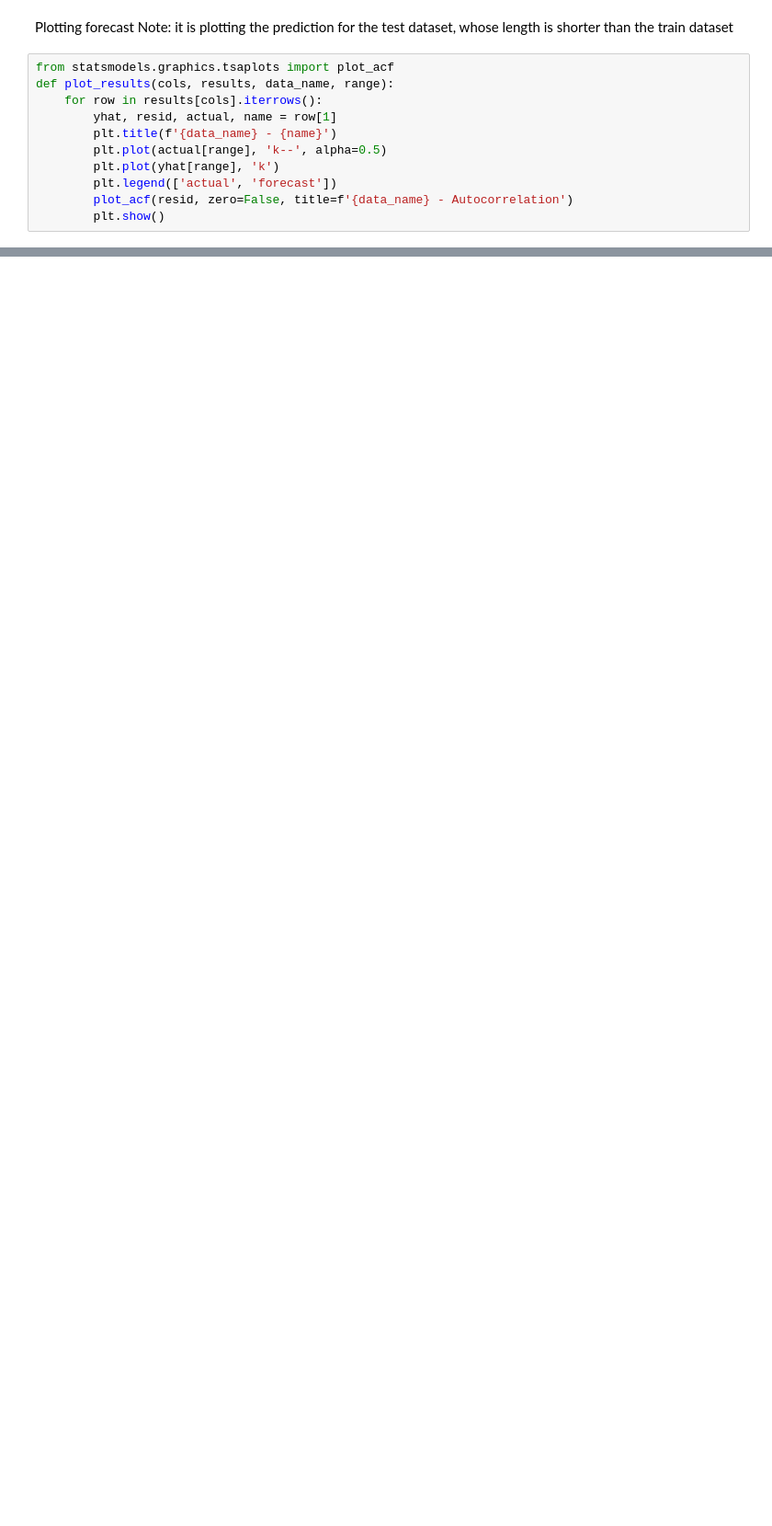
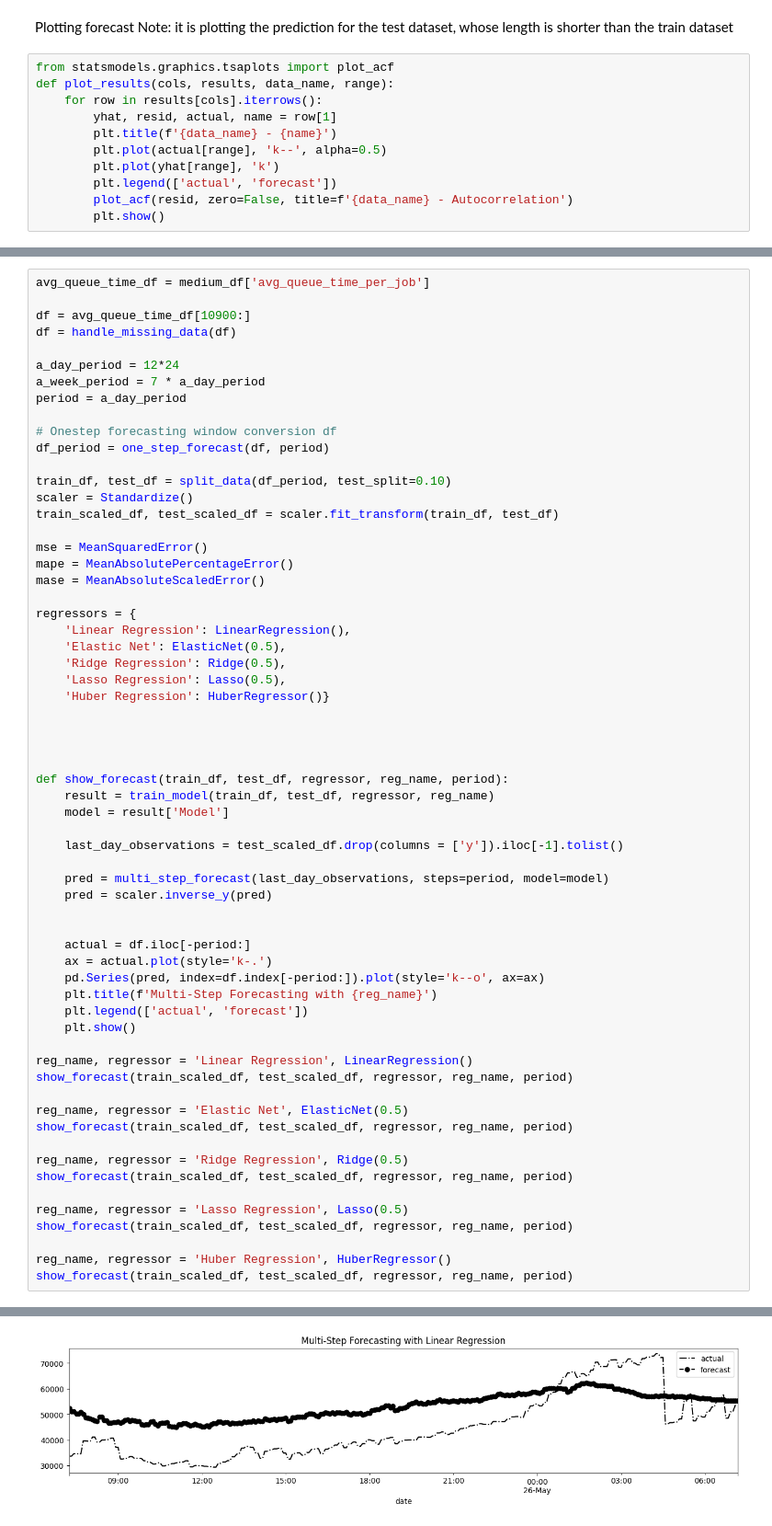
Before and after one commit to ari-apc-lab/croupier, a Jupyter notebook: forecast/forecasting/forecasting_partitions_atwan.ipynb, the cells around one changed output, grey strips where cells are left out. Shown at 92% size. Cells and saved outputs as stored; diff of their text form; blank space fills up the shorter version.

```diff
--- a/forecast/forecasting/forecasting_partitions_atwan.ipynb
+++ b/forecast/forecasting/forecasting_partitions_atwan.ipynb
@@ -855,0 +1025,63 @@ plot_results(cols, one_step_results, 'Avg Queue Time per Job', _range)
+# %%
+avg_queue_time_df = medium_df['avg_queue_time_per_job']
+
+df = avg_queue_time_df[10900:]
+df = handle_missing_data(df)
+
+a_day_period = 12*24
+a_week_period = 7 * a_day_period
+period = a_day_period
+
+# Onestep forecasting window conversion df
+df_period = one_step_forecast(df, period)
+
+train_df, test_df = split_data(df_period, test_split=0.10)
+scaler = Standardize()
+train_scaled_df, test_scaled_df = scaler.fit_transform(train_df, test_df)
+
+mse = MeanSquaredError()
+mape = MeanAbsolutePercentageError()
+mase = MeanAbsoluteScaledError()
+
+regressors = {
+    'Linear Regression': LinearRegression(),
+    'Elastic Net': ElasticNet(0.5),
+    'Ridge Regression': Ridge(0.5),
+    'Lasso Regression': Lasso(0.5),
+    'Huber Regression': HuberRegressor()}
+
+
+
+
+def show_forecast(train_df, test_df, regressor, reg_name, period):
+    result = train_model(train_df, test_df, regressor, reg_name)
+    model = result['Model']
+
+    last_day_observations = test_scaled_df.drop(columns = ['y']).iloc[-1].tolist()
+
+    pred = multi_step_forecast(last_day_observations, steps=period, model=model)
+    pred = scaler.inverse_y(pred)
+
+
+    actual = df.iloc[-period:]
+    ax = actual.plot(style='k-.')
+    pd.Series(pred, index=df.index[-period:]).plot(style='k--o', ax=ax)
+    plt.title(f'Multi-Step Forecasting with {reg_name}')
+    plt.legend(['actual', 'forecast'])
+    plt.show()
+
+reg_name, regressor = 'Linear Regression', LinearRegression()
+show_forecast(train_scaled_df, test_scaled_df, regressor, reg_name, period)
+
+reg_name, regressor = 'Elastic Net', ElasticNet(0.5)
+show_forecast(train_scaled_df, test_scaled_df, regressor, reg_name, period)
+
+reg_name, regressor = 'Ridge Regression', Ridge(0.5)
+show_forecast(train_scaled_df, test_scaled_df, regressor, reg_name, period)
+
+reg_name, regressor = 'Lasso Regression', Lasso(0.5)
+show_forecast(train_scaled_df, test_scaled_df, regressor, reg_name, period)
+
+reg_name, regressor = 'Huber Regression', HuberRegressor()
+show_forecast(train_scaled_df, test_scaled_df, regressor, reg_name, period)
+# %% [output]
@@ -855,0 +1089 @@ plot_results(cols, one_step_results, 'Avg Queue Time per Job', _range)
+[figure, added]
```
Also changed, not shown: parts of 51 cells of this notebook, 1 other file.
